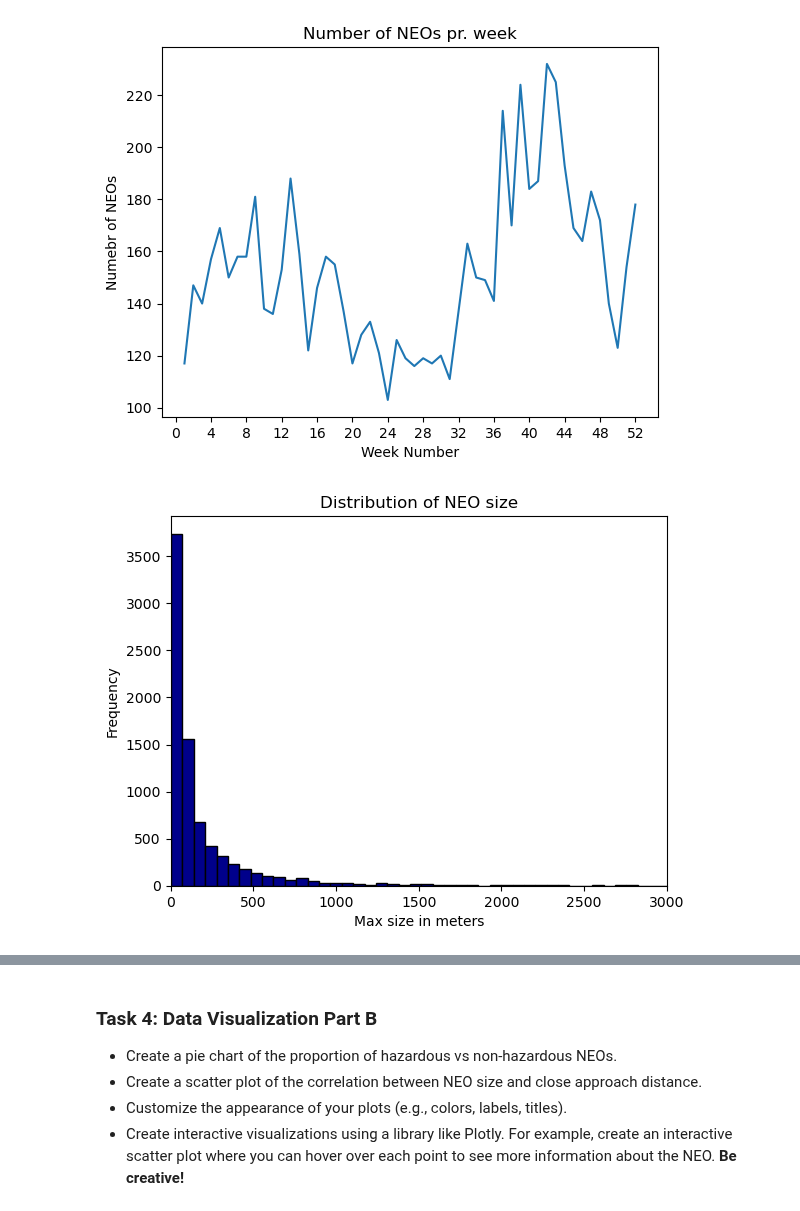
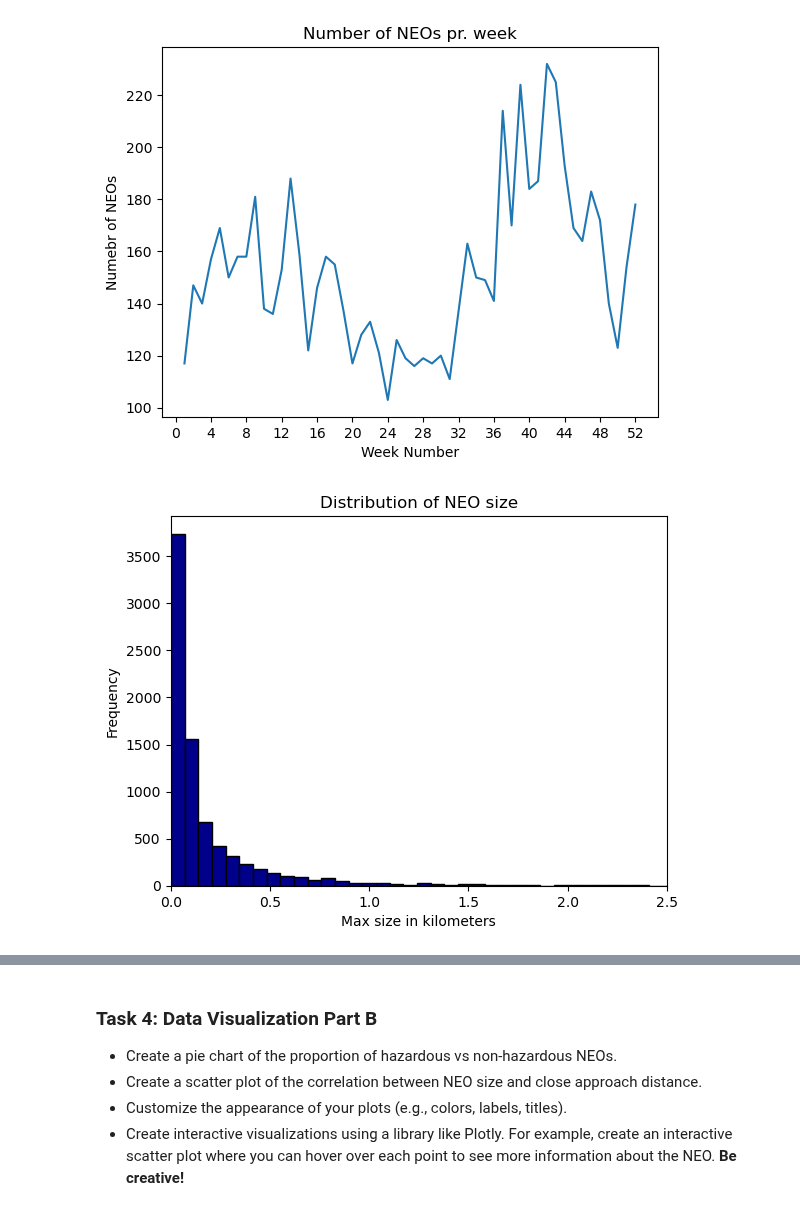
Before and after one commit to HatzeDJ/62444-Repository, a Jupyter notebook: 5_nasa_data_collection_and_visualization.ipynb, the cells around one changed output, grey strips where cells are left out. Cells and saved outputs as stored; diff of their text form; code cells hidden in the pictures.

```diff
--- a/5_nasa_data_collection_and_visualization.ipynb
+++ b/5_nasa_data_collection_and_visualization.ipynb
@@ -96,7 +178,7 @@ df = pd.json_normalize(flattened_data)
 df['close_approach_date'] = pd.to_datetime(df['close_approach_date'])
 
 # Define the list of keys for diameter columns
-diameter_keys = ['estimated_diameter.kilometers.estimated_diameter_min', 'estimated_diameter.kilometers.estimated_diameter_max']
+diameter_keys = ['estimated_diameter_kilometers_estimated_diameter_min', 'estimated_diameter_kilometers_estimated_diameter_max']
 
 # Extract the required columns and convert them to numeric type
 df[diameter_keys] = df[diameter_keys].apply(pd.to_numeric)
@@ -113,4 +215,5 @@ print("Proportion hazardours: \n", proportions)
 # %%
 #NEO with closest approach pr. day:
-df.loc[df.groupby('close_approach_date')['absolute_magnitude_h'].idxmin()]
+df['miss_distance_kilometers']=pd.to_numeric(df['miss_distance_kilometers'])
+df.loc[df.groupby('close_approach_date')['miss_distance_kilometers'].idxmin()]
 # %% [output]
@@ -132,23 +235,20 @@ df.loc[df.groupby('close_approach_date')['absolute_magnitude_h'].idxmin()]
 # Convert the date column to datetime type
 
 # Convert 'estimated_diameter.kilometers.estimated_diameter_max' to numeric type
-df['estimated_diameter.kilometers.estimated_diameter_max'] = pd.to_numeric(df['estimated_diameter.kilometers.estimated_diameter_max'])
+df['estimated_diameter_kilometers_estimated_diameter_max'] = pd.to_numeric(df['estimated_diameter_kilometers_estimated_diameter_max'])
 
 # Calculate the mean, median, mode, and standard deviation
-mean = df['estimated_diameter.kilometers.estimated_diameter_max'].mean()
-median = df['estimated_diameter.kilometers.estimated_diameter_max'].median()
-mode = df['estimated_diameter.kilometers.estimated_diameter_max'].mode()
-std_dev = df['estimated_diameter.kilometers.estimated_diameter_max'].std()
+mean = df['estimated_diameter_kilometers_estimated_diameter_max'].mean()
+median = df['estimated_diameter_kilometers_estimated_diameter_max'].median()
+mode = df['estimated_diameter_kilometers_estimated_diameter_max'].mode()
+std_dev = df['estimated_diameter_kilometers_estimated_diameter_max'].std()
 
 print("Mean: ", mean)
 print("Median: ", median)
 print("Mode: ", mode)
 print("Standard Deviation: ", std_dev)
 
-# Convert the 'estimated_diameter.kilometers.estimated_diameter_max' column to numeric type
-df['estimated_diameter.kilometers.estimated_diameter_max'] = pd.to_numeric(df['estimated_diameter.kilometers.estimated_diameter_max'])
-
 # Calculate the correlation coefficient
-correlation = df['estimated_diameter.kilometers.estimated_diameter_max'].corr(df['is_potentially_hazardous_asteroid'])
+correlation = df['estimated_diameter_kilometers_estimated_diameter_max'].corr(df['is_potentially_hazardous_asteroid'])
 
 print("Correlation Coefficient: ", correlation)
@@ -190,14 +297,14 @@ plt.show
 # %%
 #Task 2: Create a histogram of the distribution of NEO sizes:
 from src.histogram import plot_histogram
 
-plot_histogram(df['estimated_diameter.meters.estimated_diameter_max'],
+plot_histogram(df['estimated_diameter_kilometers_estimated_diameter_max'],
                bins = 100, title = "Distribution of NEO size",
                xmin = 0,
-               xmax = 3000,
-               xlabel = 'Max size in meters')
+               xmax = 2.5,
+               xlabel = 'Max size in kilometers')
 # %% [output]
-[figure, old version]
+[figure, new version]
 # %%
 #Task 3: Create a barplot of the average NEO size per week
 import matplotlib.pyplot as plt
```
Also changed, not shown: parts of 11 cells of this notebook.
